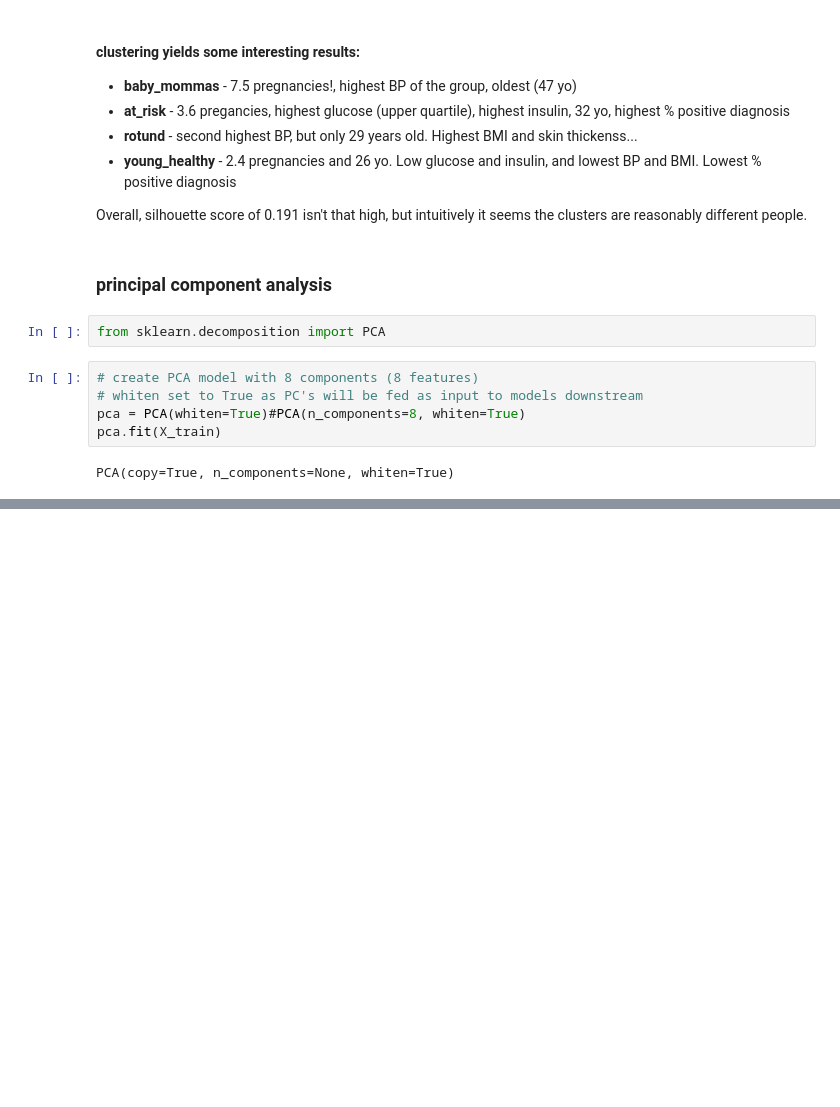
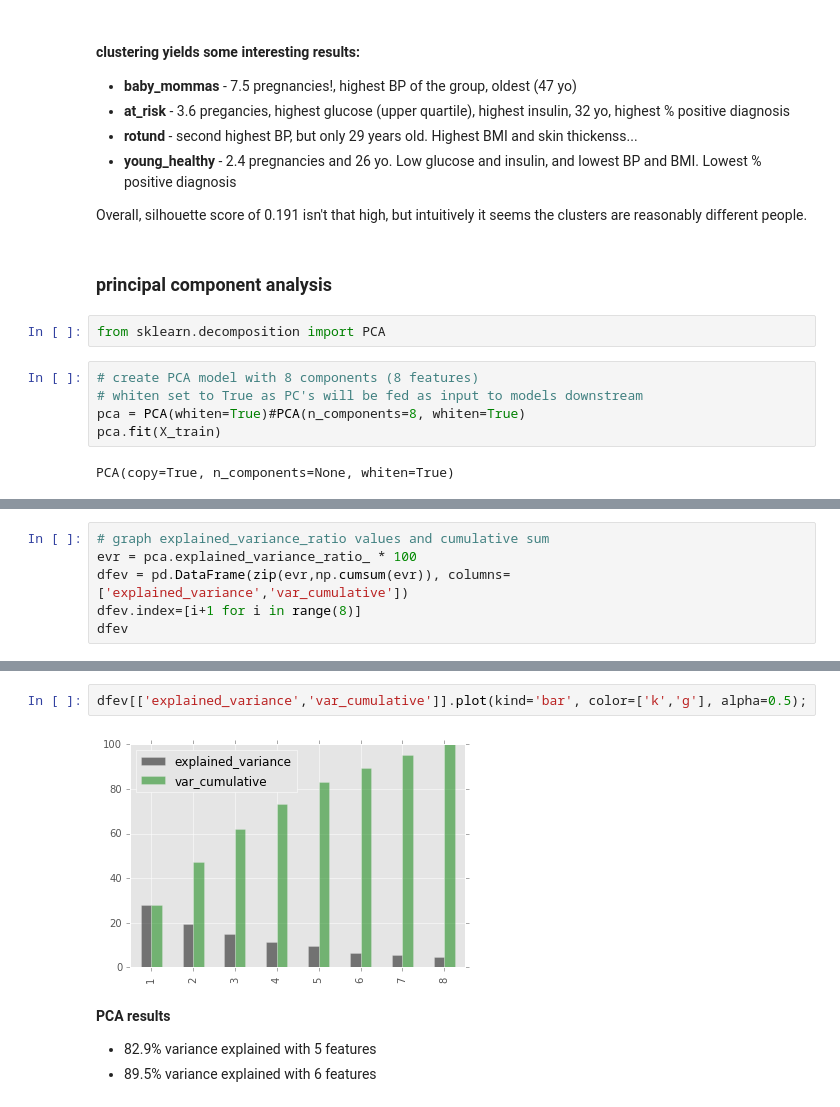
Before and after one commit to zenyui/ga-portfolio, a Jupyter notebook: hw3/ga-zenyui-hw3.ipynb, the cells around one changed output, grey strips where cells are left out. Saved outputs shown, nothing was run; the diff lists cells and outputs as text; blank space fills up the shorter version.

```diff
--- a/hw3/ga-zenyui-hw3.ipynb
+++ b/hw3/ga-zenyui-hw3.ipynb
@@ -214,0 +208,6 @@ plt.plot(x,y)
+# %%
+# graph explained_variance_ratio values and cumulative sum
+evr = pca.explained_variance_ratio_ * 100
+dfev = pd.DataFrame(zip(evr,np.cumsum(evr)), columns=['explained_variance','var_cumulative'])
+dfev.index=[i+1 for i in range(8)]
+dfev
@@ -214,0 +224,8 @@ plt.plot(x,y)
+# %%
+dfev[['explained_variance','var_cumulative']].plot(kind='bar', color=['k','g'], alpha=0.5);
+# %% [output]
+[figure, added]
+# %% [markdown]
+<strong>PCA results</strong>
+- 82.9% variance explained with 5 features
+- 89.5% variance explained with 6 features
```
Also changed, not shown: parts of 3 cells of this notebook.
